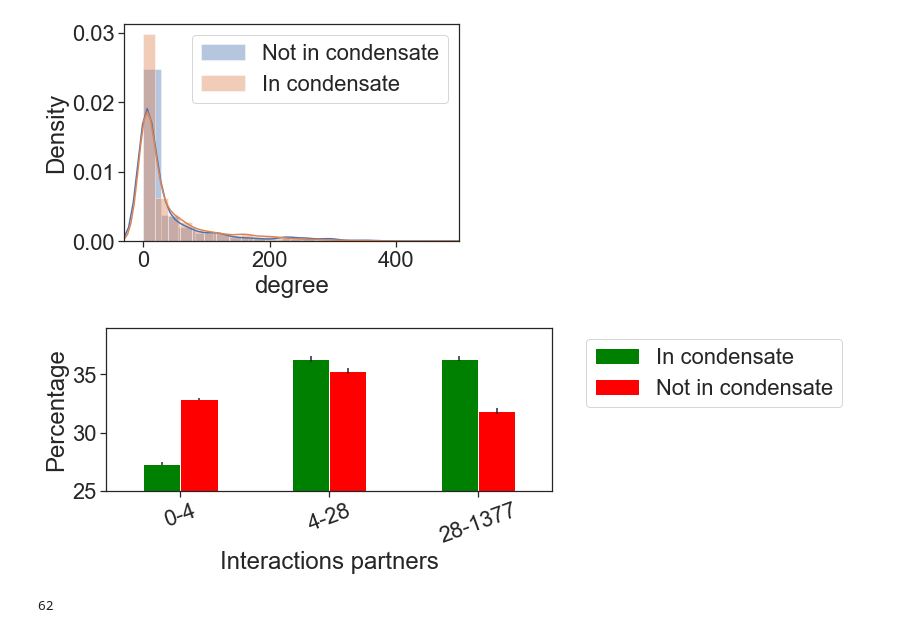
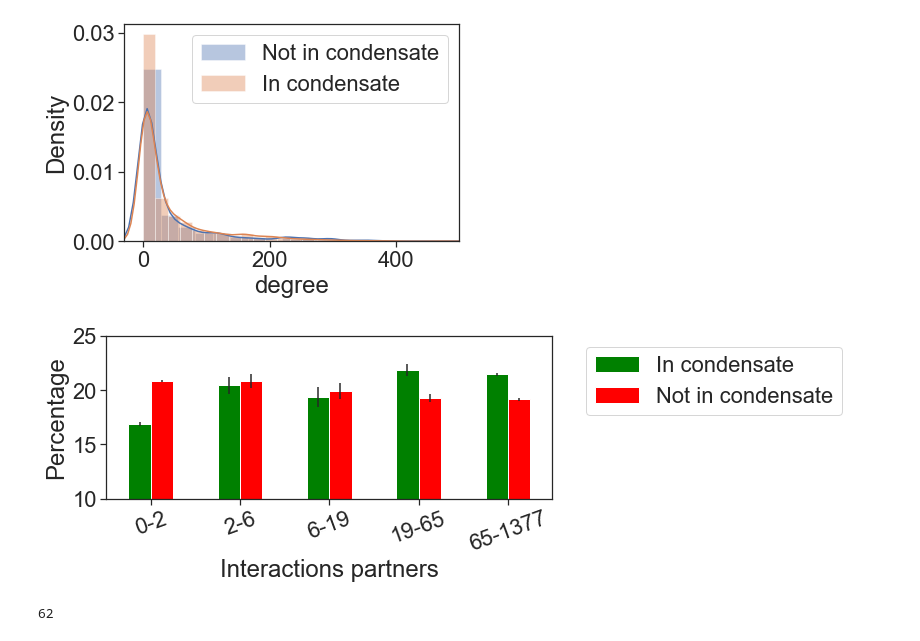
Before and after one commit to kadiliissaar/ProteinCondensateAtlas, a Jupyter notebook: 4__Construction_and_Validation_of_Condensate_Atlas.ipynb, the cells around one changed output. Cells and saved outputs as stored; diff of their text form; code cells hidden in the pictures.

```diff
--- a/4__Construction_and_Validation_of_Condensate_Atlas.ipynb
+++ b/4__Construction_and_Validation_of_Condensate_Atlas.ipynb
@@ -34,7 +34,7 @@ MLO_annot_human['COND_score'] = MLO_annot_human['entry'].map(COND_score_EF_dict)
 no_annot = predictions['Entry'][predictions['Entry'].isin(MLO_annot_human['entry']) == False]
 # %%
 score_column = 'prediction_phys_rank'
-predictions['prediction_phys_rank'] = predictions['prediction_phys2'].rank(ascending = False) / len(predictions)
+predictions['prediction_phys_rank'] = predictions['prediction_phys'].rank(ascending = False) / len(predictions)
 MLOs = ['Nucleolus', 'Stress granule', 'P-body', 'Nuclear speckle', 'Paraspeckle', 'Splicesome']
 
 for m in range(len(MLOs)):
@@ -229,7 +225,7 @@ results_clustering['cluster_size_final'] = results_clustering['proteins'].str.le
 # %% [markdown]
 # 4. Characterise the clusters:
 # %%
-#IA_df_binary = IA_df4.astype(int) > 700
+IA_df_binary = IA_df4.astype(int) > 700
 degree = list(np.sum(IA_df_binary, axis = 1))
 predictions = pd.read_csv('Output/predictions.csv')
 swissprot = pd.read_excel('Data/Swissprot/human_swissprot.xlsx')
@@ -290,7 +286,7 @@ https://gist.github.com/mwaskom/de44147ed2974457ad6372750bbe5751
 [figure]
 # %%
 pivots_comb = pd.DataFrame()
-num_bins = 3
+num_bins = 5
 percentiles = np.linspace(0, 100, num_bins + 1)
 
 for k in range(0, 10):
@@ -315,17 +311,17 @@ grouped_stds = grouped_stds.reset_index()
 # %%
 colors = ['green', 'red']
 ax = grouped_means[['In condensate', 'Not in condensate']].plot(kind='bar', figsize=(8, 3), rot=20,
                         yerr=[grouped_stds['In condensate'], grouped_stds['Not in condensate']], color = colors)
 ax.legend(bbox_to_anchor=(1.05, 1), loc='upper left')
 plt.xlabel('Interactions partners')
 plt.ylabel('Percentage')
 ax.set_xticklabels([str(int(bin_edges[i])) + '-' + str(int(bin_edges[i+1])) for i in range(len(percentiles) -1)])
-plt.ylim([25, 39])
+plt.ylim([10, 25])
 plt.savefig('Plots/degree_dist_in_and_out_of_condensates.pdf', bbox_inches='tight', pad_inches=0.1)
 plt.show()
 results_clustering = results_clustering.reset_index(drop = True)
 # %% [output]
-[figure, old version]
+[figure, new version]
 # %%
 len(results_clustering['cluster_size'])
 # %% [output]
```
Also changed, not shown: parts of 8 cells of this notebook.
